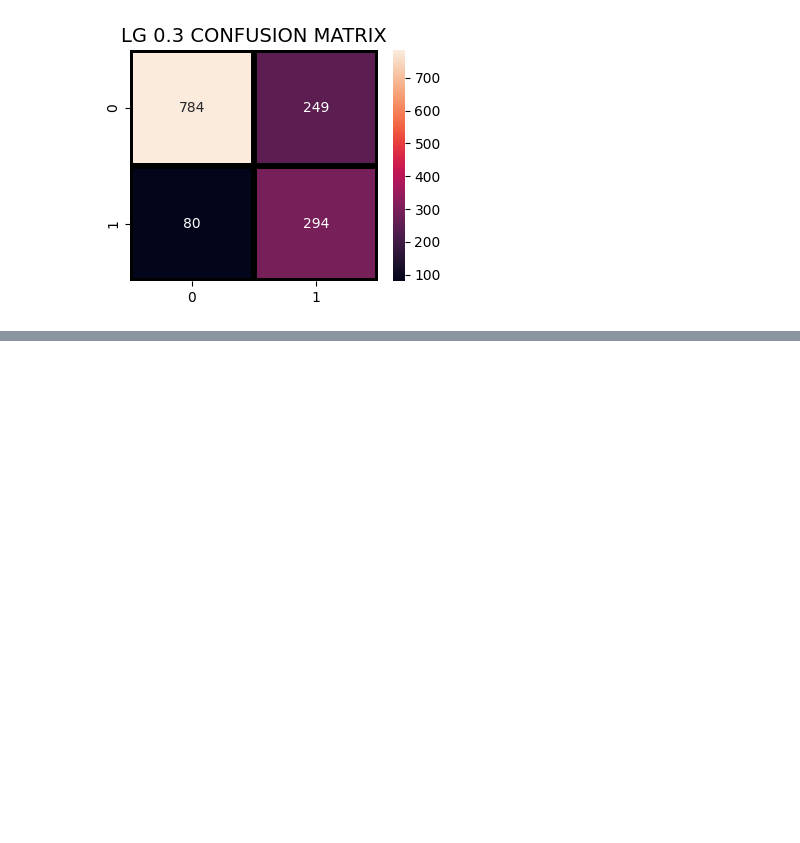
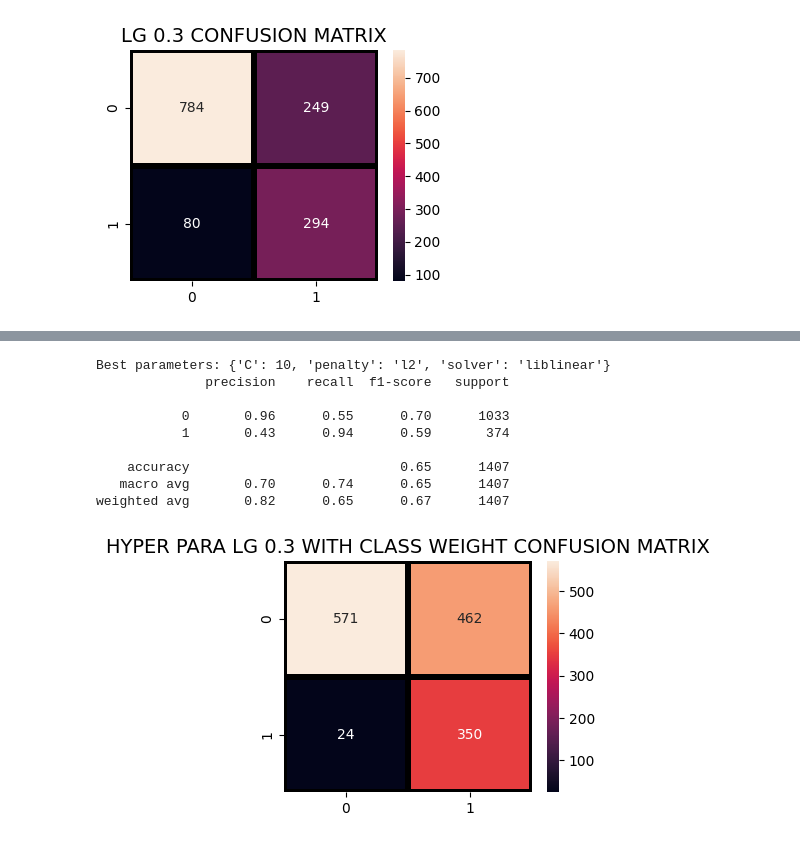
Before and after one commit to ngocmai141106/AI66B_group_9, a Jupyter notebook: code/upgrade_logistic.ipynb, the cells around one changed output, grey strips where cells are left out. Cells and saved outputs as stored; diff of their text form; code cells hidden in the pictures; blank space fills up the shorter version.

Commit message:
thêm lại hyper para vào

```diff
--- a/code/upgrade_logistic.ipynb
+++ b/code/upgrade_logistic.ipynb
@@ -127,0 +128,43 @@ weighted avg       0.82      0.65      0.67      1407
+# %%
+#t biết là cái phương án này bọn mình đã bảo bỏ đi rồi (lúc t nói trước khi vào tiết java)
+#nhưng thôi đã thử rồi thì cứ vứt vào đây
+#kq y chang cell bên trên thôi vì bộ số tốt nhất trong bài này tình cờ lại giống với bộ mặc định lollll
+from sklearn.model_selection import GridSearchCV
+param_grid = {
+    'C': [0.01, 0.1, 1, 10],
+    'penalty': ['l1', 'l2'],
+    'solver': ['liblinear', 'saga']
+}
+
+grid = GridSearchCV(
+    LogisticRegression(max_iter=1000, class_weight='balanced'),
+    param_grid,
+    cv=5,
+    scoring='f1'   # hoặc 'recall' nếu bạn muốn tối ưu recall cho churn
+)
+#train này
+grid.fit(X_train, y_train)
+
+print("Best parameters:", grid.best_params_)
+best_model = grid.best_estimator_
+#vẫn giữ threshold 0.3 nhé
+y_prob = best_model.predict_proba(X_test)[:,1]
+y_pred_hyper = (y_prob >= 0.3).astype(int)
+
+print(classification_report(y_test, y_pred_hyper))
+
+plt.figure(figsize=(4,3))
+sns.heatmap(confusion_matrix(y_test, y_pred_hyper), annot=True,fmt = "d",linecolor="k",linewidths=3)
+plt.title("HYPER PARA LG 0.3 WITH CLASS WEIGHT CONFUSION MATRIX",fontsize=14)
+plt.show()
+# %% [output]
+Best parameters: {'C': 10, 'penalty': 'l2', 'solver': 'liblinear'}
+              precision    recall  f1-score   support
+
+           0       0.96      0.55      0.70      1033
+           1       0.43      0.94      0.59       374
+
+    accuracy                           0.65      1407
+   macro avg       0.70      0.74      0.65      1407
+weighted avg       0.82      0.65      0.67      1407
+[figure, added]
```
Also changed, not shown: parts of 1 cell of this notebook.
